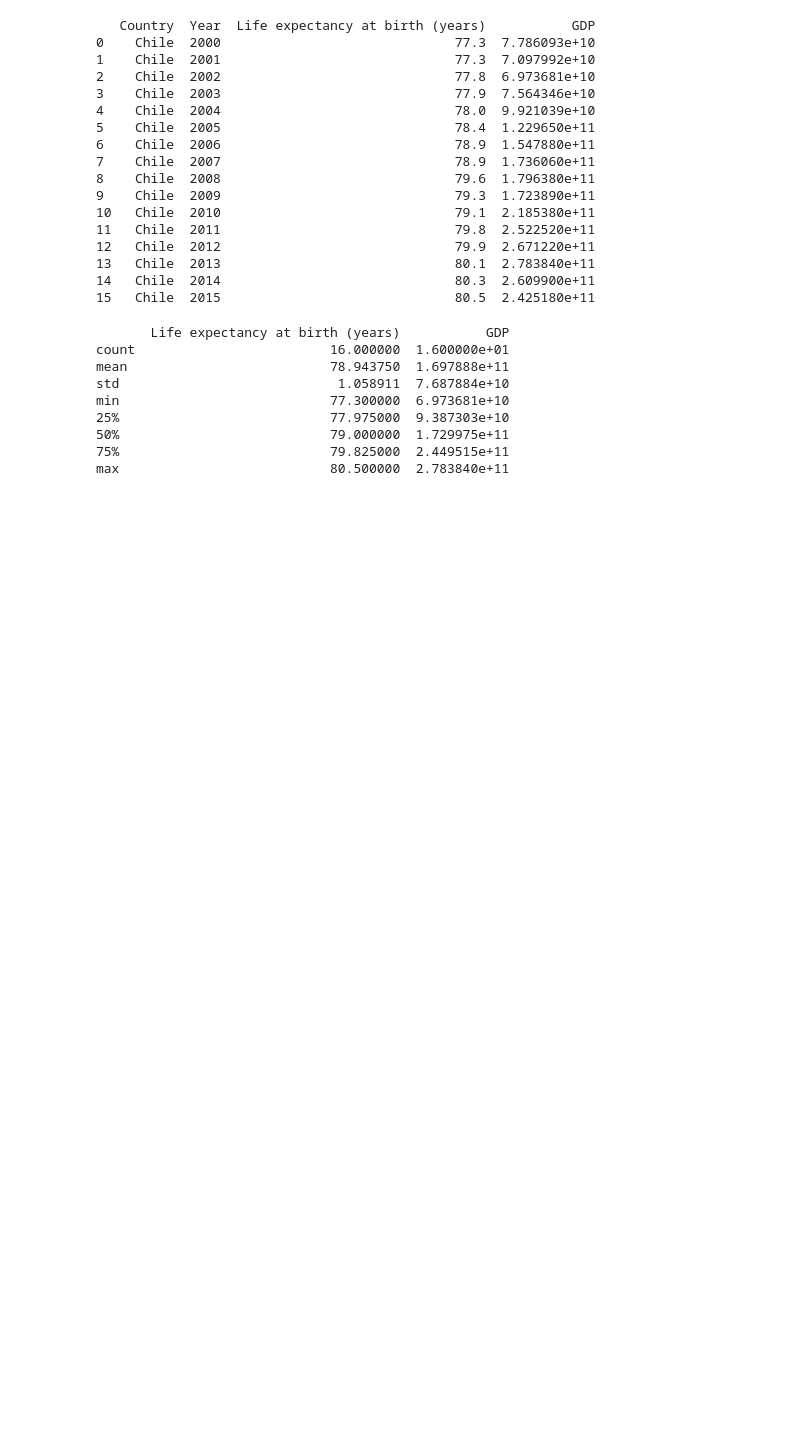
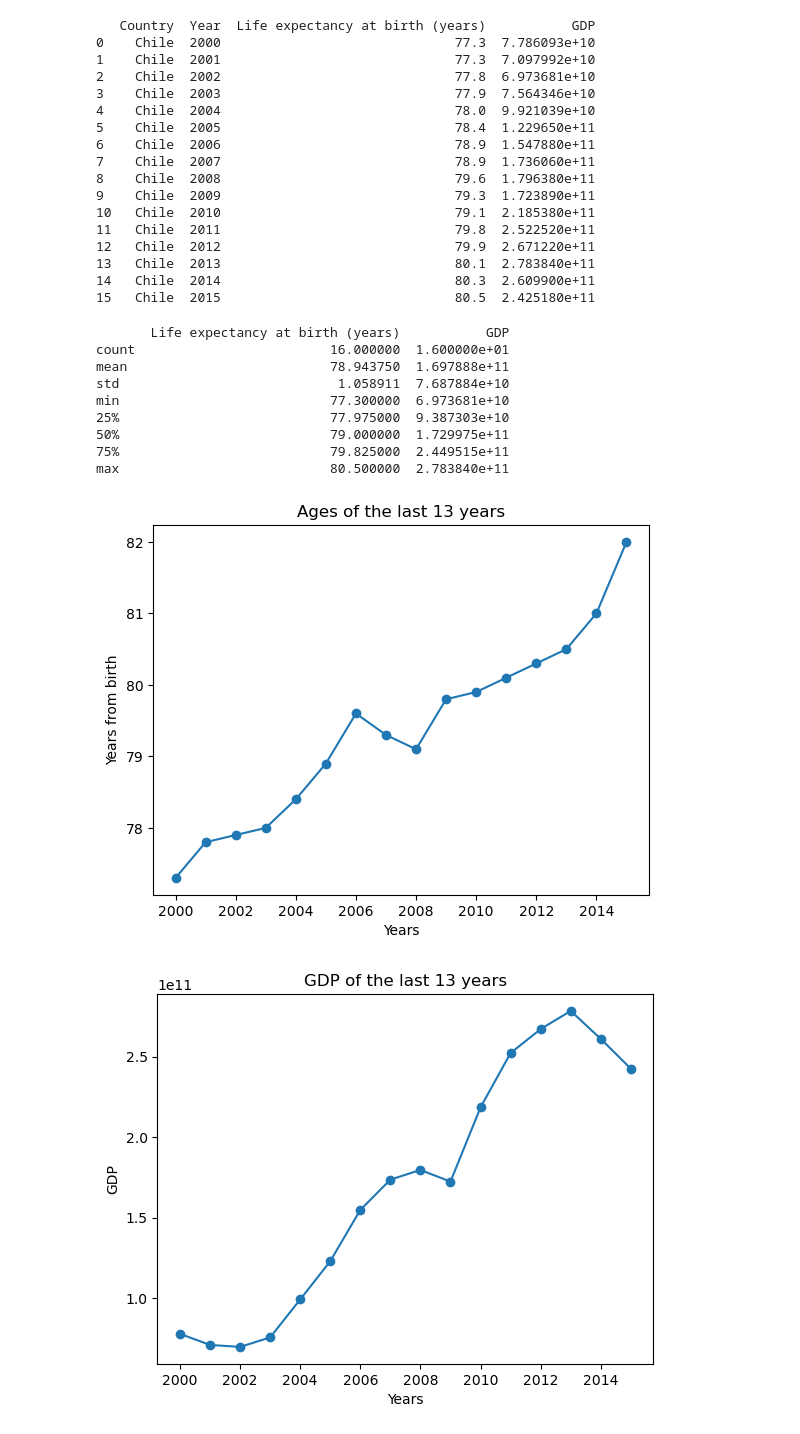
Before and after one commit to calvinalee2006/Life-expectancy-GDP, a Jupyter notebook: life_expectancy_gdp.ipynb, the cells around one changed output. Saved outputs shown, nothing was run; the diff lists cells and outputs as text; code cells hidden in the pictures; blank space fills up the shorter version.

```diff
--- a/life_expectancy_gdp.ipynb
+++ b/life_expectancy_gdp.ipynb
@@ -63,0 +82,26 @@ max                           80.500000  2.783840e+11
+# %%
+# line chart
+years = [2000,2001,2002,2003,2004,2005,2006,2007,2008,2009,2010,2011,2012,2013,2014,2015]
+
+years_at_birth = [77.3,77.8, 77.9,78.0,78.4,78.9,79.6,79.3,79.1,79.8,79.9,80.1,80.3,80.5, 81.0,82.0]
+
+# GDP = [7.786093e+10, 7.097992e+10,6.973681e+10, 7.564346e+10,9.921039e+10,1.229650e+11,1.547880e+11, 1.736060e+11,1.796380e+11,
+#        1.723890e+11,2.185380e+11,2.522520e+11,2.671220e+11,2.783840e+11,2.609900e+11, 2.425180e+11]
+
+
+# plot number 1
+plt.xlabel('Years')
+plt.ylabel('Years from birth')
+plt.title('Ages of the last 13 years')
+plt.plot(years, years_at_birth, marker = 'o')
+plt.show()
+
+# Plot number 2
+plt.xlabel('Years')
+plt.ylabel('GDP')
+plt.title('GDP of the last 13 years')
+plt.plot(years, GDP, marker = 'o')
+plt.show()
+# %% [output]
+[figure, added]
+[figure, added]
```
Also changed, not shown: parts of 3 cells of this notebook.
